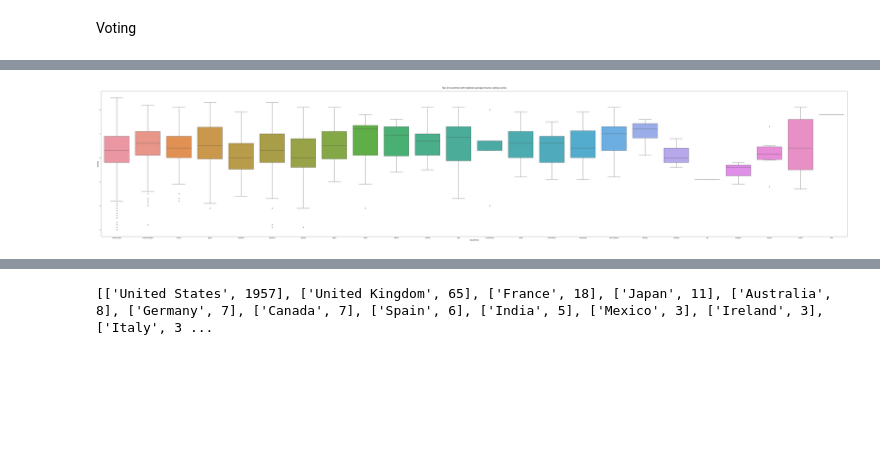
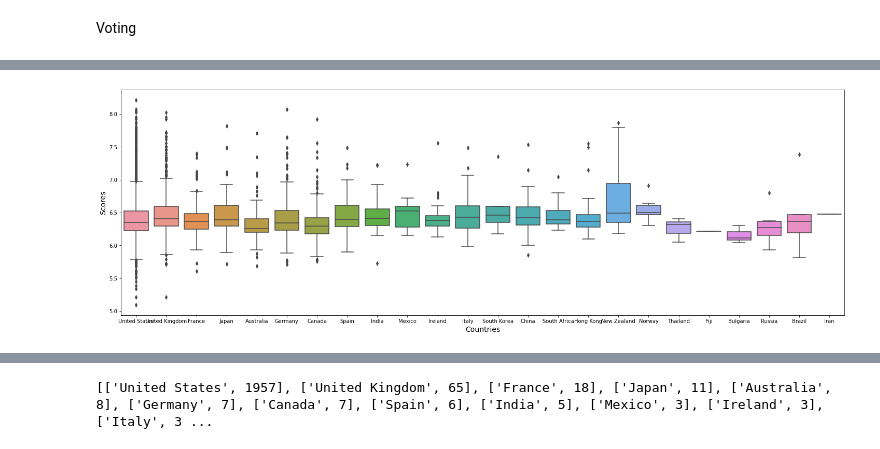
Before and after one commit to Tim-eyes/Data-Analytics-Sheet, a Jupyter notebook: movie.ipynb, the cells around one changed output, grey strips where cells are left out. Saved outputs shown, nothing was run; the diff lists cells and outputs as text; code cells hidden in the pictures; blank space fills up the shorter version.

```diff
--- a/movie.ipynb
+++ b/movie.ipynb
@@ -309,10 +324,10 @@ plt.xticks(rotation=0)
 # %% [markdown]
 Voting
 # %%
-genres_df = pd.DataFrame(index=range(0,4803),columns=genres_)
+genres_df = pd.DataFrame(columns=genres_)
 for i in pd.DataFrame(genres).index:
     list_=[]
-    for j,t in zip(new_df["genres"],new_df["vote_average"]):
+    for j,t in zip(new_df["genres"],new_df["weight"]):
         if i in j:
             list_.append(t)
     genres_df[i]=pd.Series(list_)
@@ -373,0 +389,8 @@ plt.show()
+# %%
+genres_revenue_df = pd.DataFrame(columns=genres_)
+for i in pd.DataFrame(genres).index:
+    list_=[]
+    for j,t in zip(new_df["genres"],new_df["revenue_adjust"]):
+        if i in j:
+            list_.append(t)
+    genres_revenue_df[i]=pd.Series(list_)
@@ -410,4 +442,5 @@ plt.axis('equal')
 # %%
+countries_.remove('Cooperation')
 for i in countries_:
     new_df[i]=new_df['production_countries'].str.contains(i).apply(lambda x : 1 if x else 0)
-new_df.head(5)
+# new_df.head(5)
@@ -485,7 +475,7 @@ plt.show()
 countries_df = pd.DataFrame(columns=countries_)
 for i in new_countries['countries']:
     list_=[]
-    for j,t in zip(new_df["production_countries"],new_df["vote_average"]):
+    for j,t in zip(new_df["production_countries"],new_df["weight"]):
         if i in j:
             list_.append(t)
     countries_df[i]=pd.Series(list_)
@@ -551,10 +527,10 @@ countries_df
 4052 rows × 2 columns
 # %%
-plt.figure(figsize=(100,20))
+plt.figure(figsize=(25,8))
 sns.boxplot(x='countries',y='score', data=countries_df)
 plt.xlabel(xlabel="Countries",fontsize=14)
 plt.ylabel(ylabel="Scores",fontsize=14)
-plt.title('Top 10 countries with highest average movies voting scores',fontsize=16,pad=20)
+# plt.title('Top 10 countries with highest average movies voting scores',fontsize=16)
 plt.show()
 # %% [output]
-[figure, old version]
+[figure, new version]
```
Also changed, not shown: parts of 88 cells of this notebook, 4 other files.
